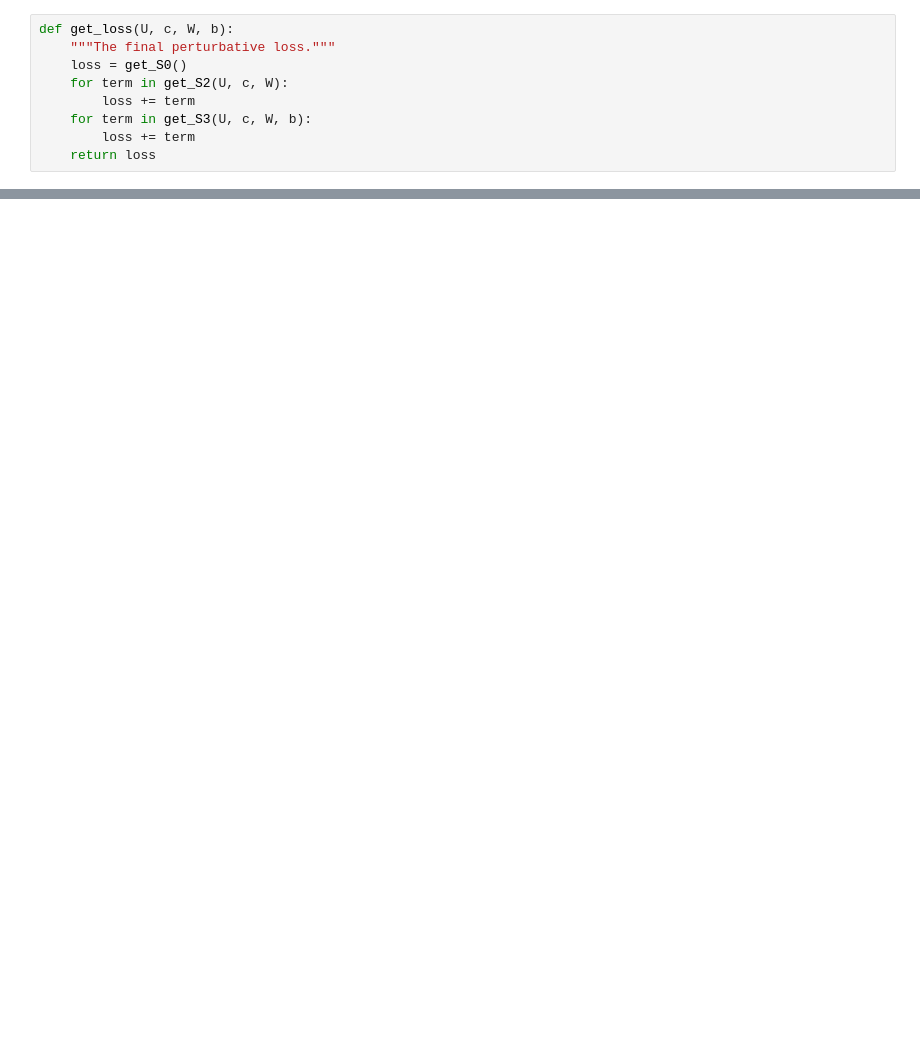
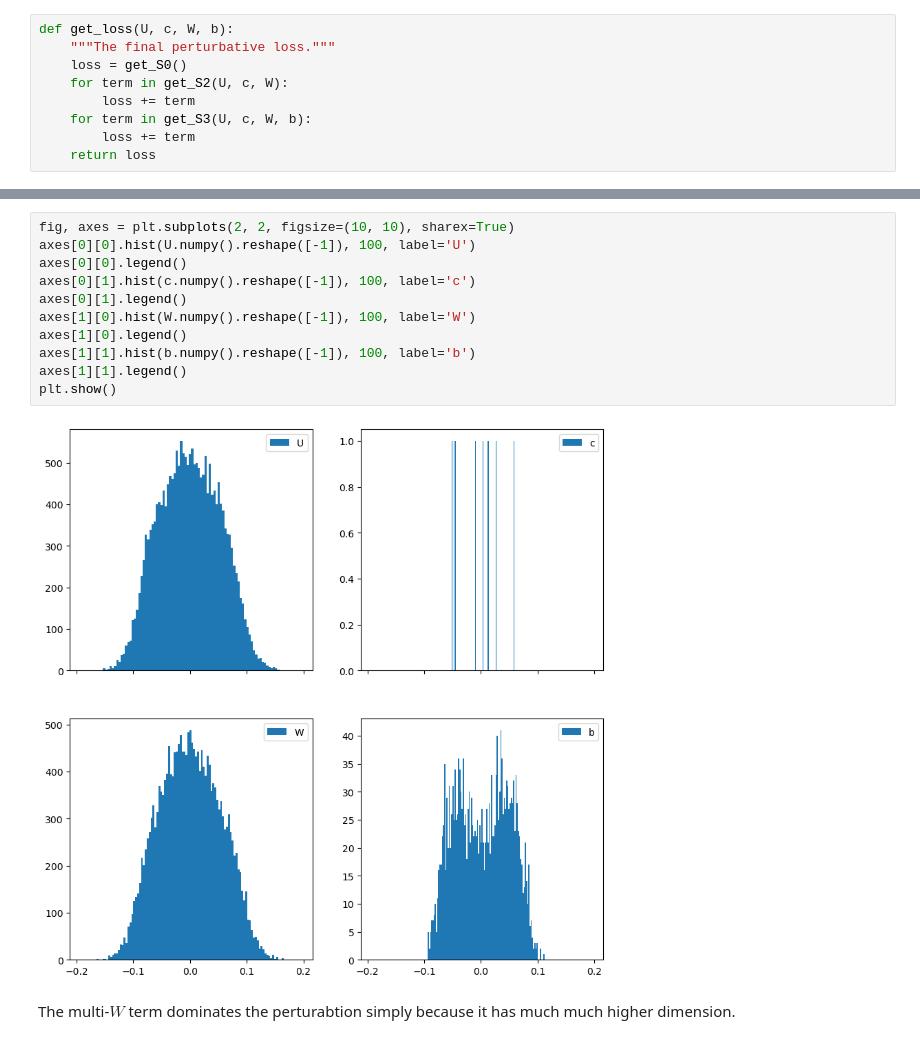
Before and after one commit to shuiruge/entropy, a Jupyter notebook: scales/Taylor Expansion of Action.ipynb, the cells around one changed output, grey strips where cells are left out. Cells and saved outputs as stored; diff of their text form; blank space fills up the shorter version.

```diff
--- a/scales/Taylor Expansion of Action.ipynb
+++ b/scales/Taylor Expansion of Action.ipynb
@@ -238,0 +269,15 @@ get_training_loss(model).numpy()
+# %%
+fig, axes = plt.subplots(2, 2, figsize=(10, 10), sharex=True)
+axes[0][0].hist(U.numpy().reshape([-1]), 100, label='U')
+axes[0][0].legend()
+axes[0][1].hist(c.numpy().reshape([-1]), 100, label='c')
+axes[0][1].legend()
+axes[1][0].hist(W.numpy().reshape([-1]), 100, label='W')
+axes[1][0].legend()
+axes[1][1].hist(b.numpy().reshape([-1]), 100, label='b')
+axes[1][1].legend()
+plt.show()
+# %% [output]
+[figure, added]
+# %% [markdown]
+The multi-$W$ term dominates the perturabtion simply because it has much much higher dimension.
```
Also changed, not shown: parts of 15 cells of this notebook, 2 other files.
